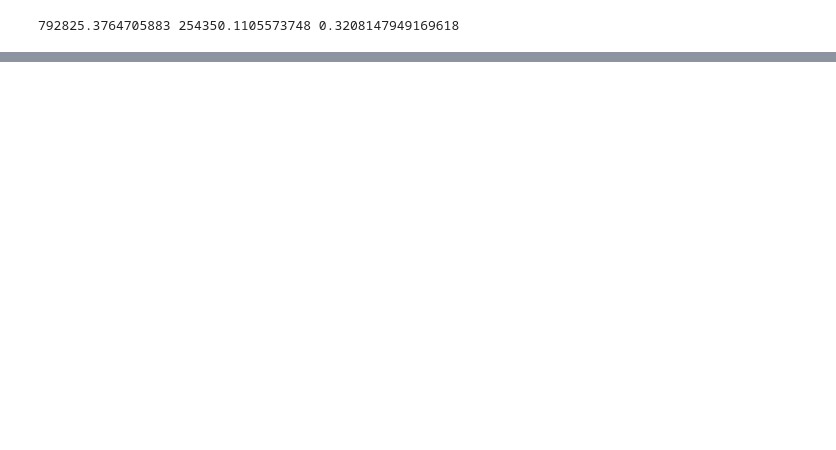
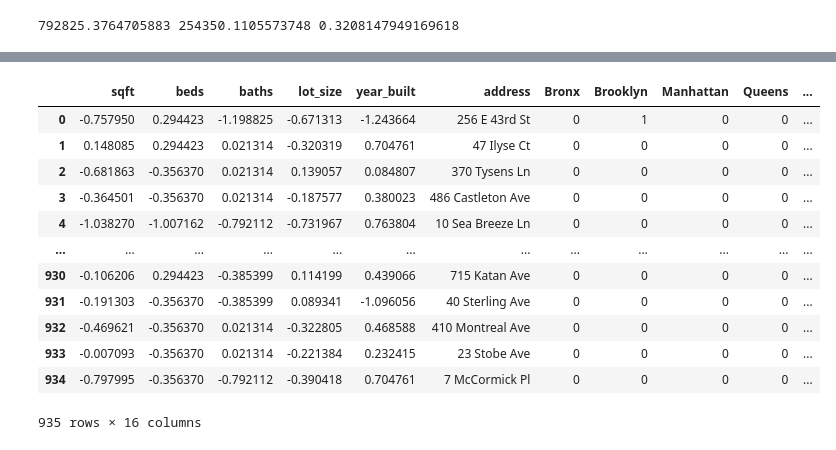
Before and after one commit to MK38993/Metis-Project-2---Real-Estate-Market, a Jupyter notebook: NY_Housing_Market.ipynb, the cells around one changed output, grey strips where cells are left out. Drawn from its saved outputs; the diff is of its cells as text; code cells hidden in the pictures; blank space fills up the shorter version.

```diff
--- a/NY_Housing_Market.ipynb
+++ b/NY_Housing_Market.ipynb
@@ -809,0 +807,16 @@ Time elapsed: 0.026822805404663086
+# %%
+nullless
+# %% [output]
+|  | sqft | beds | baths | lot_size | year_built | address | Bronx | Brooklyn | Manhattan | Queens | ... |
+| 0 | -0.757950 | 0.294423 | -1.198825 | -0.671313 | -1.243664 | 256 E 43rd St | 0 | 1 | 0 | 0 | ... |
+| 1 | 0.148085 | 0.294423 | 0.021314 | -0.320319 | 0.704761 | 47 Ilyse Ct | 0 | 0 | 0 | 0 | ... |
+| 2 | -0.681863 | -0.356370 | 0.021314 | 0.139057 | 0.084807 | 370 Tysens Ln | 0 | 0 | 0 | 0 | ... |
+| 3 | -0.364501 | -0.356370 | 0.021314 | -0.187577 | 0.380023 | 486 Castleton Ave | 0 | 0 | 0 | 0 | ... |
+| 4 | -1.038270 | -1.007162 | -0.792112 | -0.731967 | 0.763804 | 10 Sea Breeze Ln | 0 | 0 | 0 | 0 | ... |
+| ... | ... | ... | ... | ... | ... | ... | ... | ... | ... | ... | ... |
+| 930 | -0.106206 | 0.294423 | -0.385399 | 0.114199 | 0.439066 | 715 Katan Ave | 0 | 0 | 0 | 0 | ... |
+| 931 | -0.191303 | -0.356370 | -0.385399 | 0.089341 | -1.096056 | 40 Sterling Ave | 0 | 0 | 0 | 0 | ... |
+| 932 | -0.469621 | -0.356370 | 0.021314 | -0.322805 | 0.468588 | 410 Montreal Ave | 0 | 0 | 0 | 0 | ... |
+| 933 | -0.007093 | -0.356370 | 0.021314 | -0.221384 | 0.232415 | 23 Stobe Ave | 0 | 0 | 0 | 0 | ... |
+| 934 | -0.797995 | -0.356370 | -0.792112 | -0.390418 | 0.704761 | 7 McCormick Pl | 0 | 0 | 0 | 0 | ... |
+935 rows × 16 columns
```
Also changed, not shown: parts of 9 cells of this notebook.
